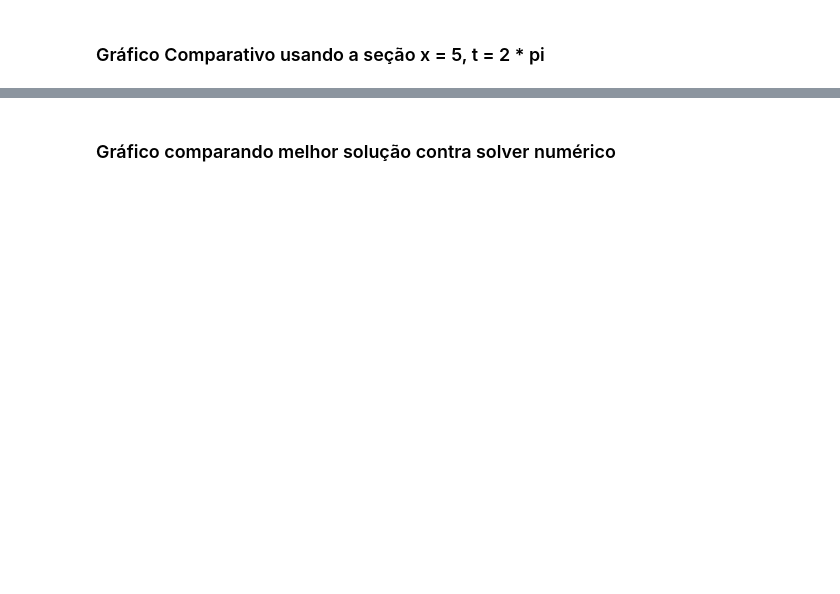
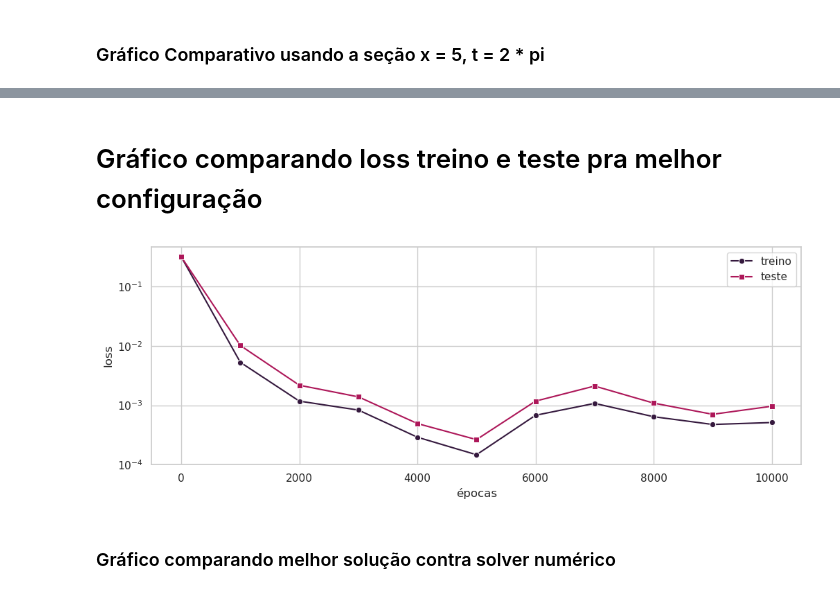
Before and after one commit to josecamata/pinns, a Jupyter notebook: gaussian_pulse/plot.ipynb, the cells around one changed output, grey strips where cells are left out. Drawn from its saved outputs; the diff is of its cells as text; code cells hidden in the pictures; blank space fills up the shorter version.

Commit message:
Plots e arquivo para gerar o gráfico da figura 3

```diff
--- a/gaussian_pulse/plot.ipynb
+++ b/gaussian_pulse/plot.ipynb
@@ -126 +118,58 @@ Name: Loss Treino, dtype: float64
+# %% [markdown]
+# Gráfico comparando loss treino e teste pra melhor configuração
+# %%
+file_path = "outputs/loss/loss_16.dat"
+
+# Inicializar listas para armazenar os dados
+timesteps = []
+loss_train = []
+loss_test = []
+
+# Ler o arquivo
+with open(file_path, 'r') as file:
+    lines = file.readlines()
+    for line in lines:
+        if not line.startswith("#"):
+            data = line.split()
+            if data:
+                # Converter a linha para float e separar os dados
+                data = list(map(float, data))
+                timesteps.append(data[0])
+                loss_train.append(sum(data[1:7]))
+                loss_test.append(sum(data[7:13]))
+
+# Converter listas para arrays numpy
+timesteps = np.array(timesteps)
+loss_train = np.array(loss_train)
+loss_test = np.array(loss_test)
+
+import matplotlib.pyplot as plt
+import seaborn as sns
+
+# Definindo o estilo do Seaborn
+sns.set(style="whitegrid")
+
+# Inicializando a figura
+plt.figure(figsize=(20, 4))
+
+# Subplot
+plt.subplot(1, 2, 1)
+
+# Plotando a perda de treinamento e teste
+sns.lineplot(x=timesteps, y=loss_train, marker='o', label='treino', color=sns.color_palette("rocket")[0])
+sns.lineplot(x=timesteps, y=loss_test, marker='s', label='teste', color=sns.color_palette("rocket")[2])
+
+# Configurando o gráfico
+plt.yscale("log")
+plt.xlabel('épocas')
+plt.ylabel('loss')
+plt.legend()
+plt.grid(True)
+plt.tight_layout()
+
+# Exibindo o gráfico
+plt.show()
+plt.close()
+# %% [output]
+[figure, added]
 # %%
```
Also changed, not shown: parts of 12 cells of this notebook, 4 other files.
